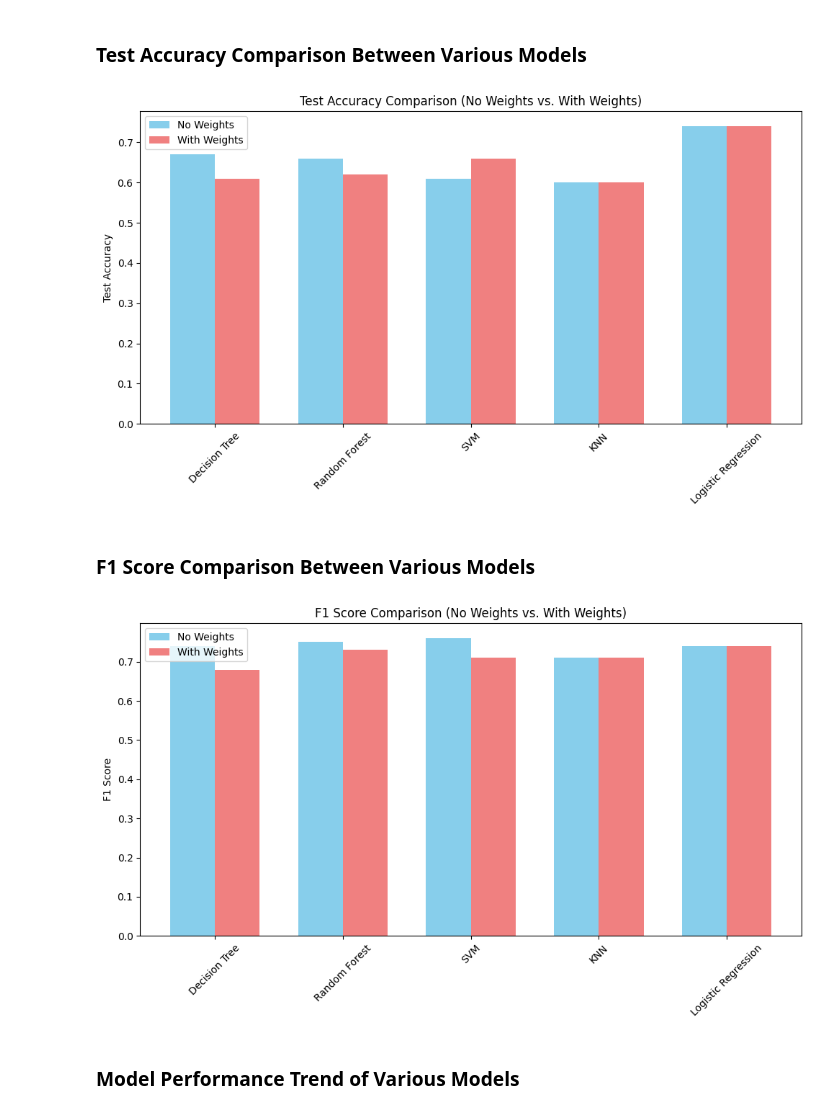
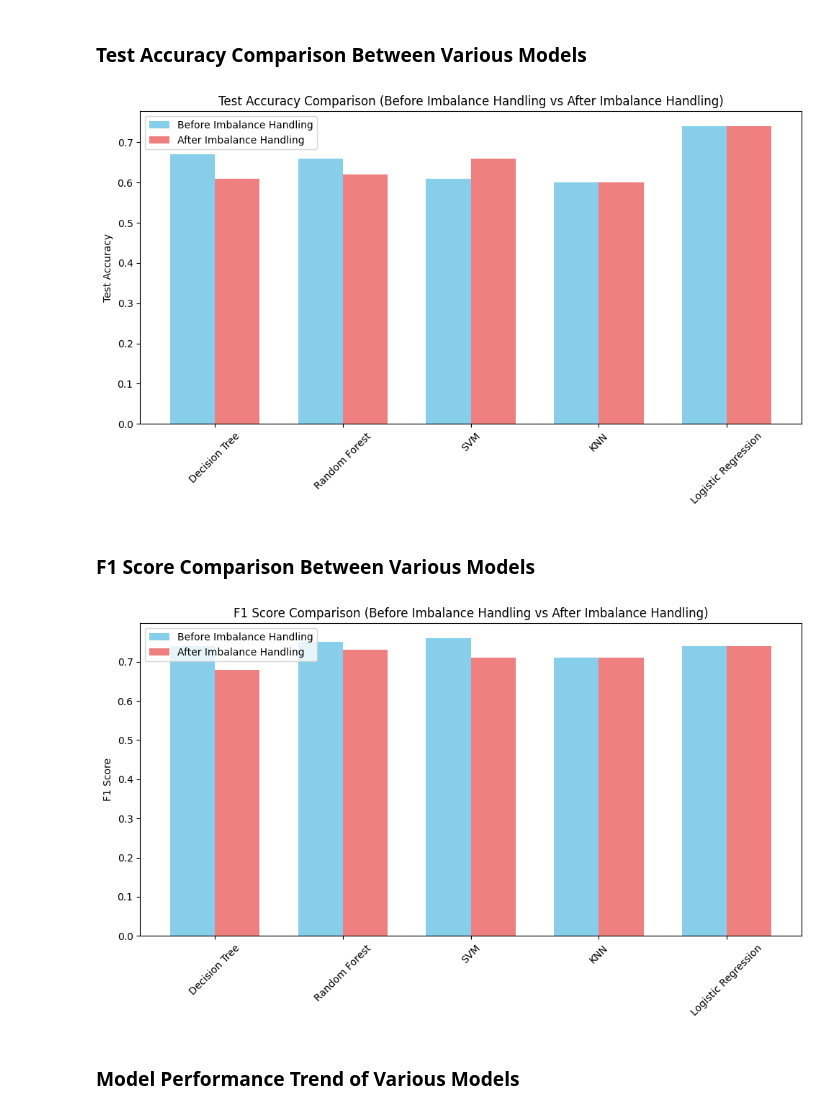
Before and after one commit to SakibMizan/MLProjectStudentPerformance, a Jupyter notebook: SakibMizanProject.ipynb, the cells around one changed output. Cells and saved outputs as stored; diff of their text form; code cells hidden in the pictures.

```diff
--- a/SakibMizanProject.ipynb
+++ b/SakibMizanProject.ipynb
@@ -818,11 +818,11 @@ x = np.arange(len(models))
 width = 0.35
 
 fig, ax = plt.subplots(figsize=(10, 6))
-rects1 = ax.bar(x - width/2, no_weights, width, label='No Weights', color='skyblue')
-rects2 = ax.bar(x + width/2, with_weights, width, label='With Weights', color='lightcoral')
+rects1 = ax.bar(x - width/2, no_weights, width, label='Before Imbalance Handling', color='skyblue')
+rects2 = ax.bar(x + width/2, with_weights, width, label='After Imbalance Handling', color='lightcoral')
 
 ax.set_ylabel('Test Accuracy')
-ax.set_title('Test Accuracy Comparison (No Weights vs. With Weights)')
+ax.set_title('Test Accuracy Comparison (Before Imbalance Handling vs After Imbalance Handling)')
 ax.set_xticks(x)
 ax.set_xticklabels(models, rotation=45)
 ax.legend()
@@ -830,31 +830,31 @@ ax.legend()
 plt.tight_layout()
 plt.show()
 # %% [output]
-[figure, old version]
+[figure, new version]
 # %% [markdown]
 ### F1 Score Comparison Between Various Models
 # %%
 models = ['Decision Tree', 'Random Forest', 'SVM', 'KNN', 'Logistic Regression']
 no_weights = [0.74, 0.75, 0.76, 0.71, 0.74]
 with_weights = [0.68, 0.73, 0.71, 0.71, 0.74]
 
 x = np.arange(len(models))
 width = 0.35
 
 fig, ax = plt.subplots(figsize=(10, 6))
-rects1 = ax.bar(x - width/2, no_weights, width, label='No Weights', color='skyblue')
-rects2 = ax.bar(x + width/2, with_weights, width, label='With Weights', color='lightcoral')
+rects1 = ax.bar(x - width/2, no_weights, width, label='Before Imbalance Handling', color='skyblue')
+rects2 = ax.bar(x + width/2, with_weights, width, label='After Imbalance Handling', color='lightcoral')
 
 ax.set_ylabel('F1 Score')
-ax.set_title('F1 Score Comparison (No Weights vs. With Weights)')
+ax.set_title('F1 Score Comparison (Before Imbalance Handling vs After Imbalance Handling)')
 ax.set_xticks(x)
 ax.set_xticklabels(models, rotation=45)
 ax.legend()
 
 plt.tight_layout()
 plt.show()
 # %% [output]
-[figure, old version]
+[figure, new version]
 # %% [markdown]
 ### Model Performance Trend of Various Models
 # %%
```
Also changed, not shown: parts of 2 cells of this notebook.
